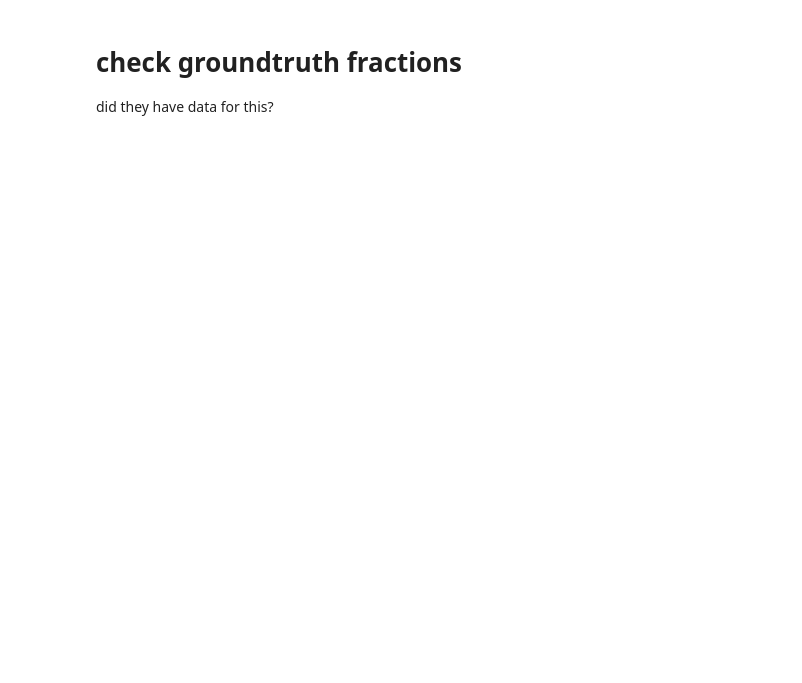
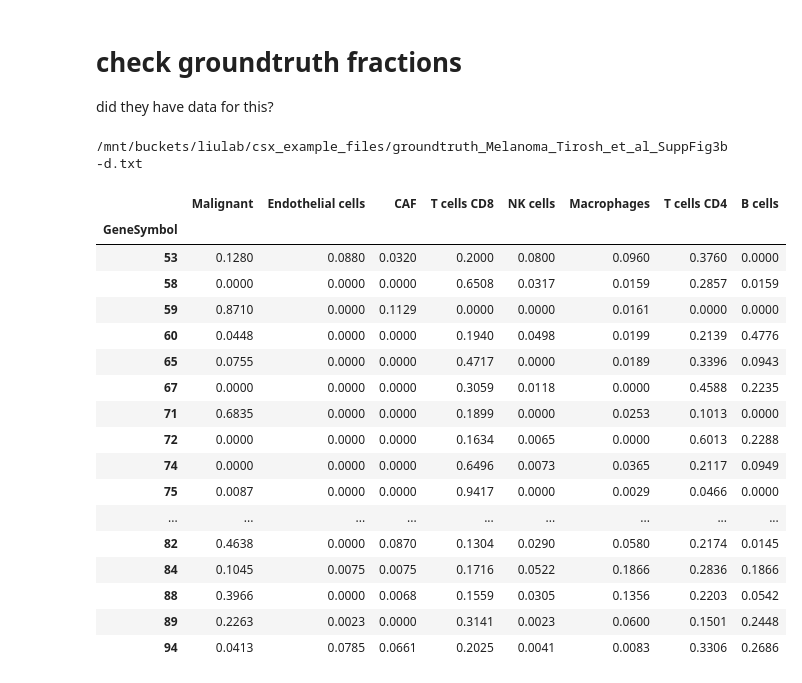
Before and after one commit to davidliu-lab/deconv, a Jupyter notebook: Tut 1 - melanoma tirosh.ipynb, the cells around one changed output. Drawn from its saved outputs; the diff is of its cells as text; code cells hidden in the pictures; blank space fills up the shorter version.

```diff
--- a/Tut 1 - melanoma tirosh.ipynb
+++ b/Tut 1 - melanoma tirosh.ipynb
@@ -276,3 +169,34 @@ inferred_fractions
 # check groundtruth fractions
 
 did they have data for this?
+# %%
+path = "/mnt/buckets/liulab/csx_example_files/groundtruth_Melanoma_Tirosh_et_al_SuppFig3b-d.txt"
+print(path)
+
+gt_fractions = pd.read_csv(
+    path,
+    sep='\t',
+    index_col=0
+)
+
+gt_fractions
+# %% [output]
+/mnt/buckets/liulab/csx_example_files/groundtruth_Melanoma_Tirosh_et_al_SuppFig3b-d.txt
+|  | Malignant | Endothelial cells | CAF | T cells CD8 | NK cells | Macrophages | T cells CD4 | B cells |
+| GeneSymbol |  |  |  |  |  |  |  |  |
+| 53 | 0.1280 | 0.0880 | 0.0320 | 0.2000 | 0.0800 | 0.0960 | 0.3760 | 0.0000 |
+| 58 | 0.0000 | 0.0000 | 0.0000 | 0.6508 | 0.0317 | 0.0159 | 0.2857 | 0.0159 |
+| 59 | 0.8710 | 0.0000 | 0.1129 | 0.0000 | 0.0000 | 0.0161 | 0.0000 | 0.0000 |
+| 60 | 0.0448 | 0.0000 | 0.0000 | 0.1940 | 0.0498 | 0.0199 | 0.2139 | 0.4776 |
+| 65 | 0.0755 | 0.0000 | 0.0000 | 0.4717 | 0.0000 | 0.0189 | 0.3396 | 0.0943 |
+| 67 | 0.0000 | 0.0000 | 0.0000 | 0.3059 | 0.0118 | 0.0000 | 0.4588 | 0.2235 |
+| 71 | 0.6835 | 0.0000 | 0.0000 | 0.1899 | 0.0000 | 0.0253 | 0.1013 | 0.0000 |
+| 72 | 0.0000 | 0.0000 | 0.0000 | 0.1634 | 0.0065 | 0.0000 | 0.6013 | 0.2288 |
+| 74 | 0.0000 | 0.0000 | 0.0000 | 0.6496 | 0.0073 | 0.0365 | 0.2117 | 0.0949 |
+| 75 | 0.0087 | 0.0000 | 0.0000 | 0.9417 | 0.0000 | 0.0029 | 0.0466 | 0.0000 |
+| ... | ... | ... | ... | ... | ... | ... | ... | ... |
+| 82 | 0.4638 | 0.0000 | 0.0870 | 0.1304 | 0.0290 | 0.0580 | 0.2174 | 0.0145 |
+| 84 | 0.1045 | 0.0075 | 0.0075 | 0.1716 | 0.0522 | 0.1866 | 0.2836 | 0.1866 |
+| 88 | 0.3966 | 0.0000 | 0.0068 | 0.1559 | 0.0305 | 0.1356 | 0.2203 | 0.0542 |
+| 89 | 0.2263 | 0.0023 | 0.0000 | 0.3141 | 0.0023 | 0.0600 | 0.1501 | 0.2448 |
+| 94 | 0.0413 | 0.0785 | 0.0661 | 0.2025 | 0.0041 | 0.0083 | 0.3306 | 0.2686 |
```
Also changed, not shown: parts of 24 cells of this notebook.
